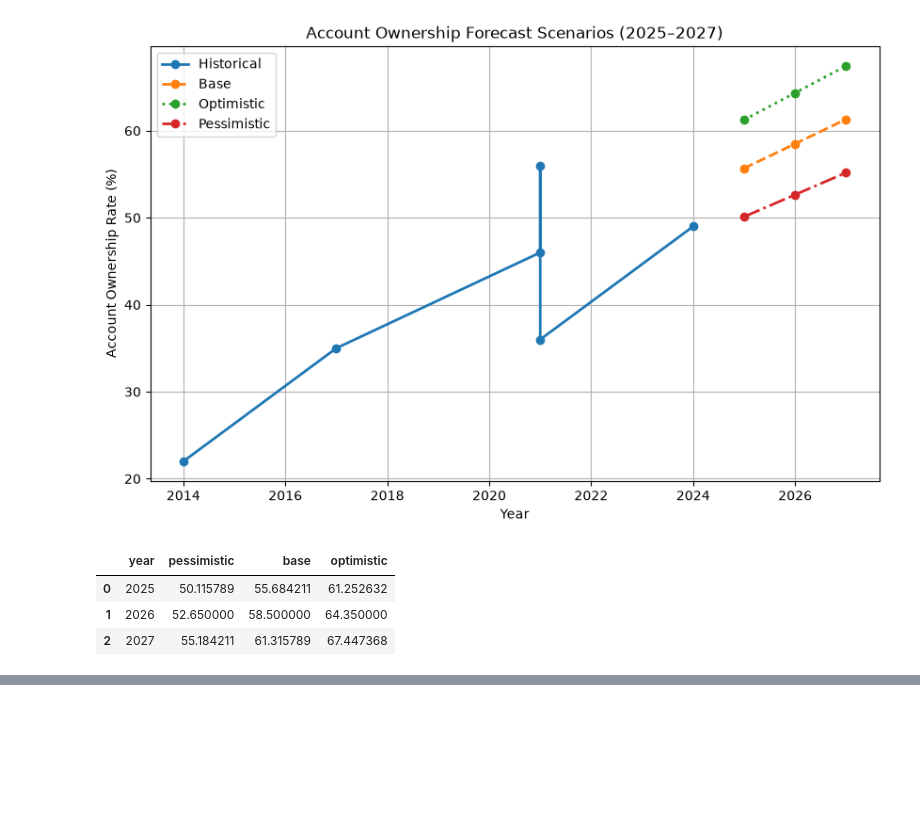
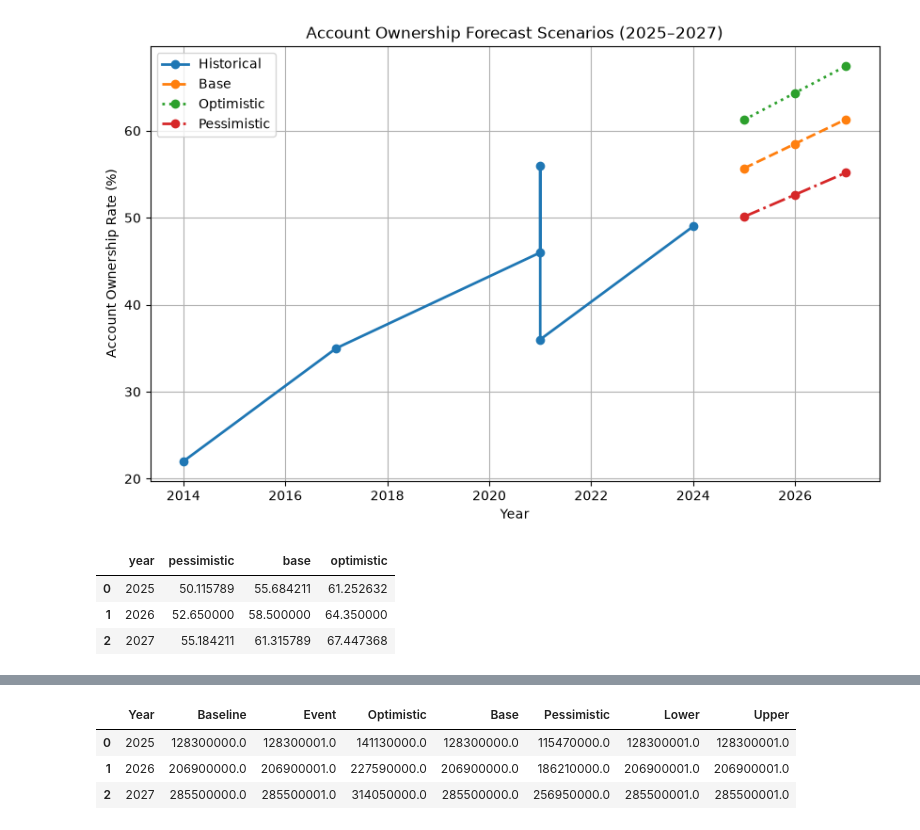
Before and after one commit to Lalisecf/ethiopia-fi-forecast-week11, a Jupyter notebook: notebooks/task4_forecasting.ipynb, the cells around one changed output, grey strips where cells are left out. Cells and saved outputs as stored; diff of their text form; code cells hidden in the pictures; blank space fills up the shorter version.

```diff
--- a/notebooks/task4_forecasting.ipynb
+++ b/notebooks/task4_forecasting.ipynb
@@ -734,0 +780,42 @@ future[
+# %%
+#Usage Forecast Table
+forecast_usage = future_usage.copy()
+
+# If event_forecast was not created, use forecast
+if "event_forecast" not in forecast_usage.columns:
+    forecast_usage["event_forecast"] = forecast_usage["forecast"]
+
+forecast_usage["optimistic"] = forecast_usage["forecast"] * 1.10
+forecast_usage["base"] = forecast_usage["forecast"]
+forecast_usage["pessimistic"] = forecast_usage["forecast"] * 0.90
+
+forecast_usage = forecast_usage[
+    [
+        "year",
+        "forecast",
+        "event_forecast",
+        "optimistic",
+        "base",
+        "pessimistic",
+        "lower",
+        "upper",
+    ]
+]
+
+forecast_usage.columns = [
+    "Year",
+    "Baseline",
+    "Event",
+    "Optimistic",
+    "Base",
+    "Pessimistic",
+    "Lower",
+    "Upper",
+]
+
+forecast_usage
+# %% [output]
+|  | Year | Baseline | Event | Optimistic | Base | Pessimistic | Lower | Upper |
+| 0 | 2025 | 128300000.0 | 128300001.0 | 141130000.0 | 128300000.0 | 115470000.0 | 128300001.0 | 128300001.0 |
+| 1 | 2026 | 206900000.0 | 206900001.0 | 227590000.0 | 206900000.0 | 186210000.0 | 206900001.0 | 206900001.0 |
+| 2 | 2027 | 285500000.0 | 285500001.0 | 314050000.0 | 285500000.0 | 256950000.0 | 285500001.0 | 285500001.0 |
```
Also changed, not shown: parts of 4 cells of this notebook.
